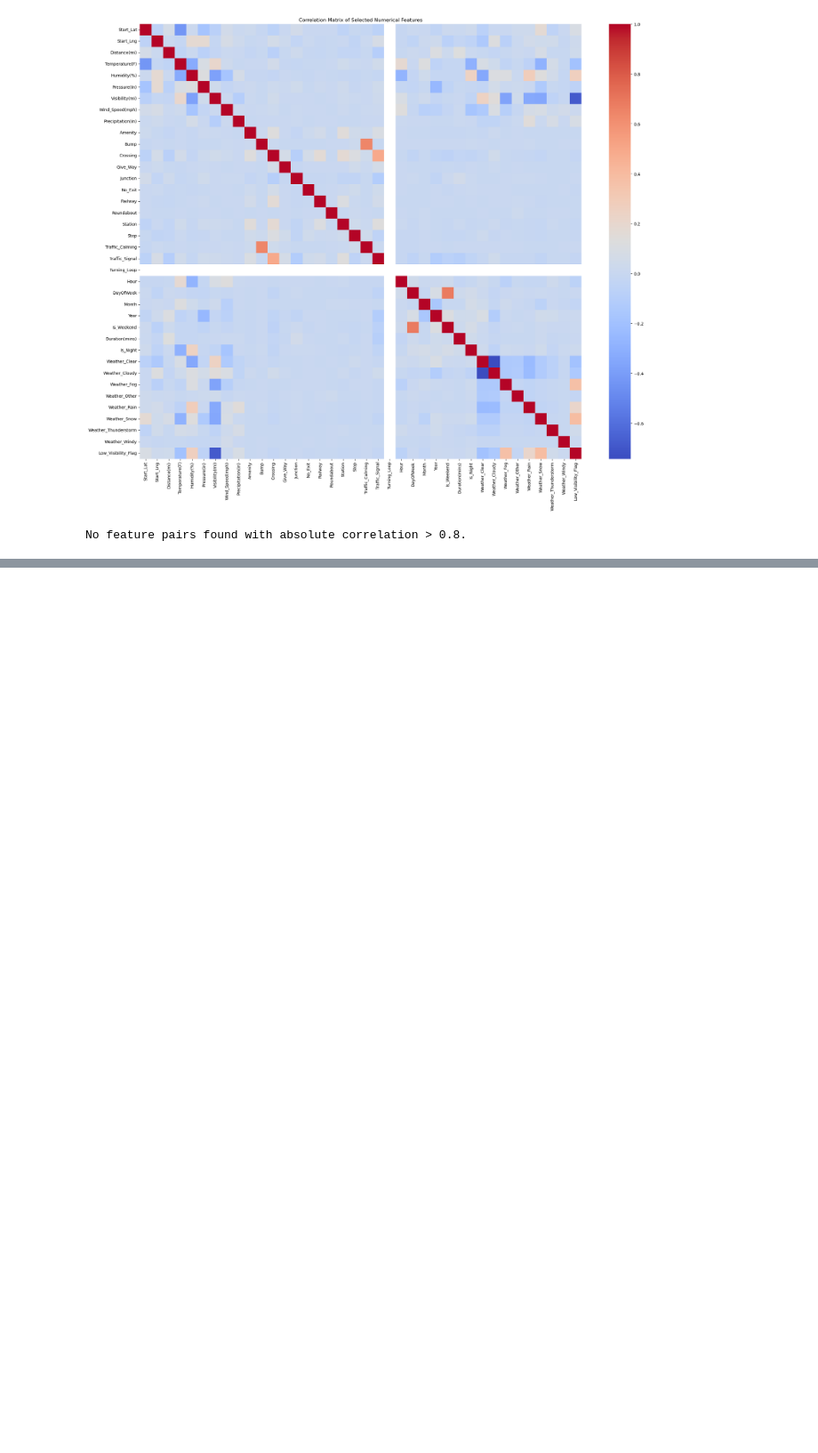
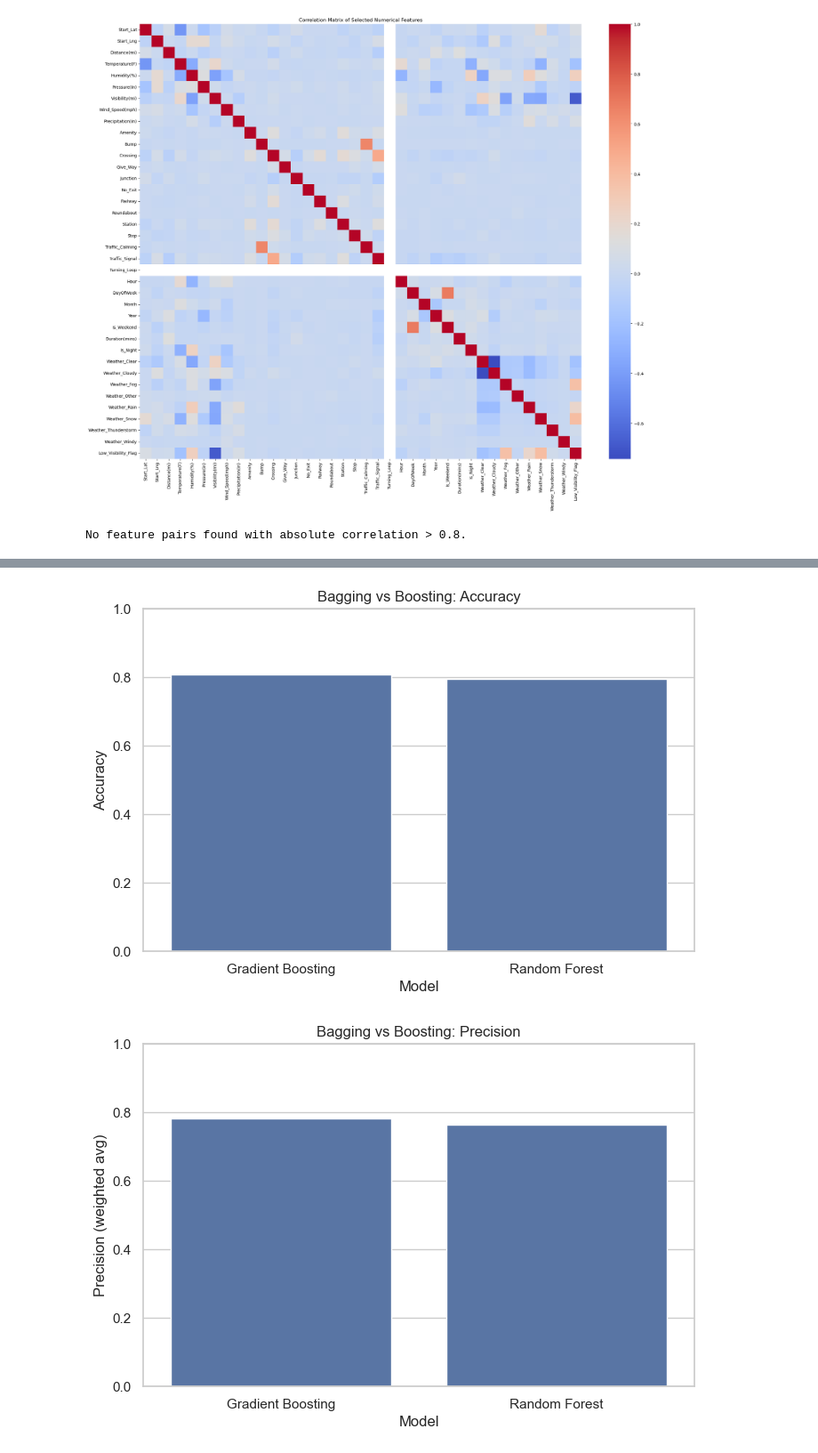
Before and after one commit to Tyler-JP/MLProject, a Jupyter notebook: project.ipynb, the cells around one changed output, grey strips where cells are left out. Shown at 89% size. Cells and saved outputs as stored; diff of their text form; code cells hidden in the pictures; blank space fills up the shorter version.

Commit message:
Added SVM and Ensemble Models

```diff
--- a/project.ipynb
+++ b/project.ipynb
@@ -4,7 +4,7 @@ import matplotlib.pyplot as plt
 import seaborn as sns
 import numpy as np
 
-df = pd.read_csv("US_Accidents_50k.csv")
+df = pd.read_csv("../US_Accidents_50k.csv")
 print(df.shape)
 df.head()
 # %% [output]
@@ -391,0 +407,10 @@ No feature pairs found with absolute correlation > 0.8.
+# %%
+from sklearn.ensemble import RandomForestClassifier
+from sklearn.metrics import classification_report
+
+rf = RandomForestClassifier(n_estimators=100, random_state=24, class_weight='balanced', max_depth=None, bootstrap=True)
+rf.fit(X_train, y_train)
+y_pred_rf = rf.predict(X_test)
+
+print("Random Forest (Bagging)")
+print(classification_report(y_test, y_pred_rf))
@@ -391,0 +429,9 @@ No feature pairs found with absolute correlation > 0.8.
+# %%
+from sklearn.ensemble import GradientBoostingClassifier
+
+gb = GradientBoostingClassifier(n_estimators=100, learning_rate=0.1, max_depth=3, random_state=24)
+gb.fit(X_train, y_train)
+y_pred_gb = gb.predict(X_test)
+
+print("Gradient Boosting")
+print(classification_report(y_test, y_pred_gb))
@@ -391,0 +474,26 @@ No feature pairs found with absolute correlation > 0.8.
+# %%
+sns.set(style="whitegrid")
+
+# Accuracy
+plt.figure(figsize=(8, 5))
+sns.barplot(data=ensemble_results, x='Model', y='Accuracy')
+plt.title("Bagging vs Boosting: Accuracy")
+plt.ylim(0, 1)
+plt.show()
+
+# Precision
+plt.figure(figsize=(8, 5))
+sns.barplot(data=ensemble_results, x='Model', y='Precision (weighted avg)')
+plt.title("Bagging vs Boosting: Precision")
+plt.ylim(0, 1)
+plt.show()
+
+# F1-score
+plt.figure(figsize=(8, 5))
+sns.barplot(data=ensemble_results, x='Model', y='F1-score (weighted avg)')
+plt.title("Bagging vs Boosting: F1-score")
+plt.ylim(0, 1)
+plt.show()
+# %% [output]
+[figure, added]
+[figure, added]
```
Also changed, not shown: parts of 7 cells of this notebook.
